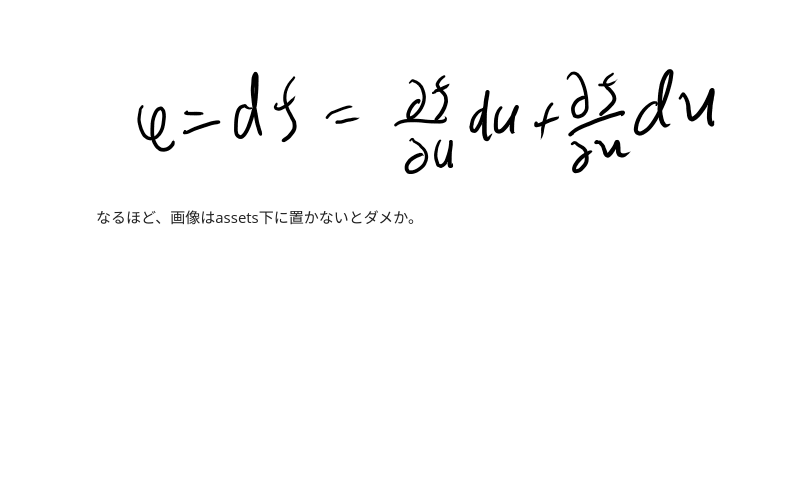
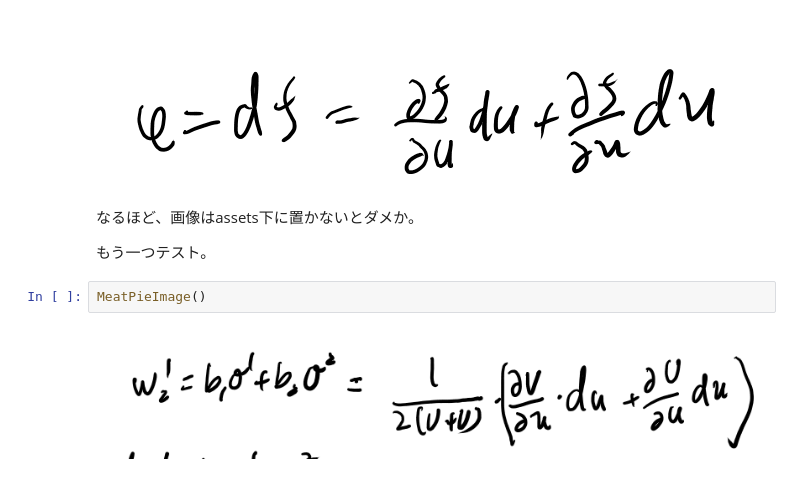
Before and after one commit to karino2/karino2.github.io, a Jupyter notebook: ipynb/2018-08-18-220928.ipynb, the cells around one changed output. Drawn from its saved outputs; the diff is of its cells as text; blank space fills up the shorter version.

```diff
--- a/ipynb/2018-08-18-220928.ipynb
+++ b/ipynb/2018-08-18-220928.ipynb
@@ -9,3 +9,9 @@ MeatPieImage()
 [figure]
 # %% [markdown]
 なるほど、画像はassets下に置かないとダメか。
+
+もう一つテスト。
+# %%
+MeatPieImage()
+# %% [output]
+[figure, added]
```
